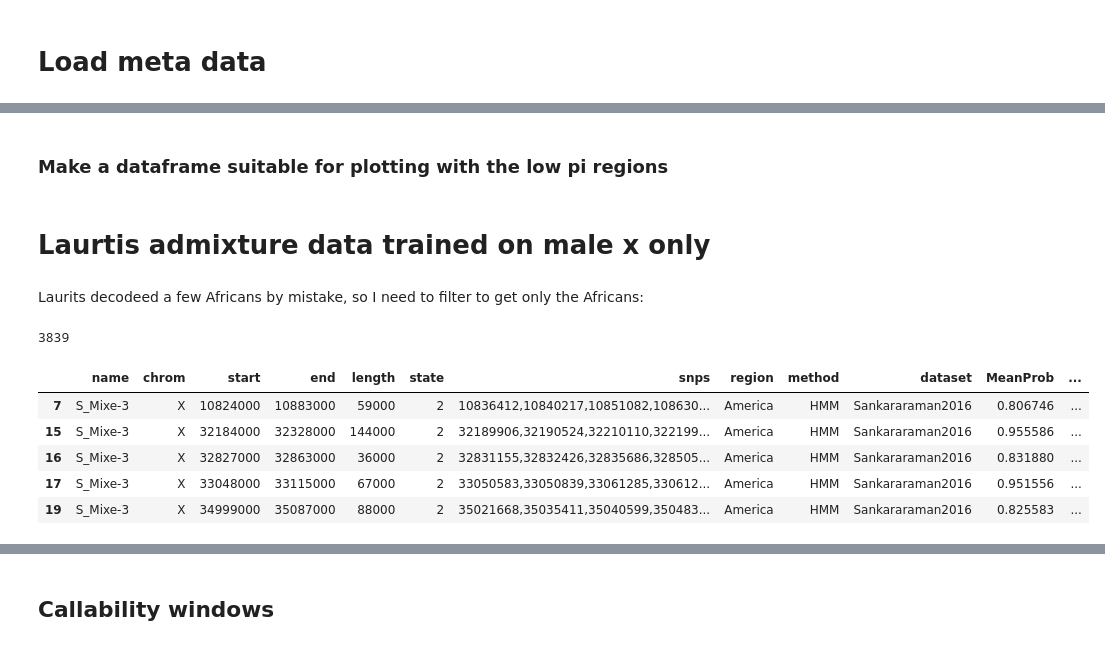
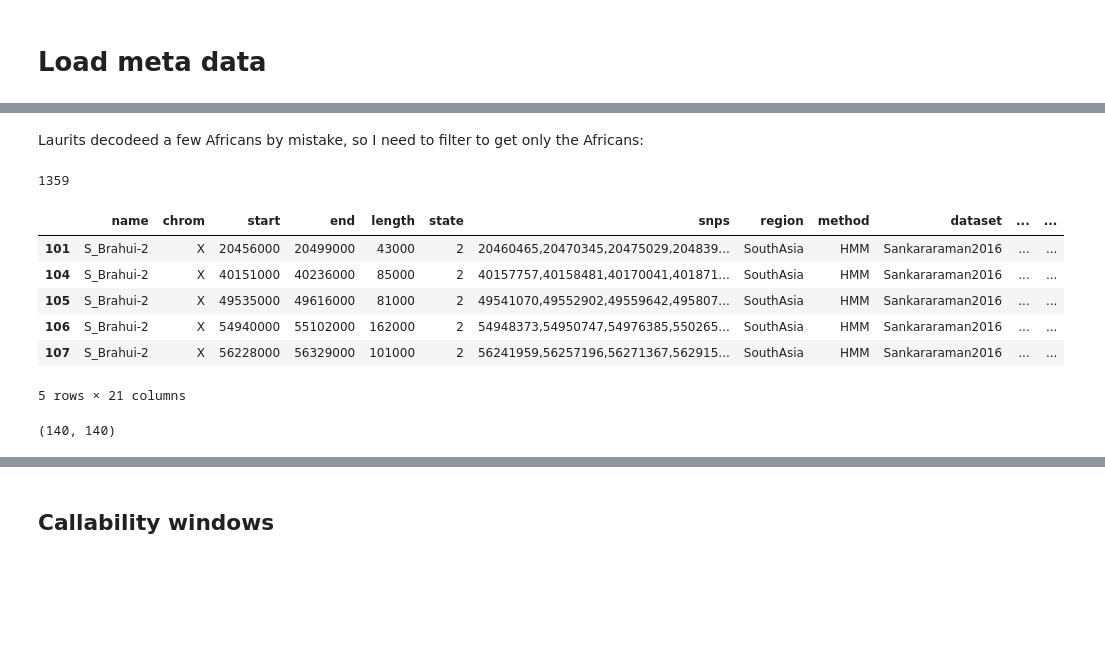
Before and after one commit to kaspermunch/humanXsweeps, a Jupyter notebook: notebooks/nb_03_admixture_data.ipynb, the cells around one changed output, grey strips where cells are left out. Saved outputs shown, nothing was run; the diff lists cells and outputs as text; code cells hidden in the pictures; blank space fills up the shorter version.

```diff
--- a/notebooks/nb_03_admixture_data.ipynb
+++ b/notebooks/nb_03_admixture_data.ipynb
@@ -129,30 +78,0 @@ g = sns.distplot(admix_callability_windows.loc[lambda df: df.chrom == 'X', 'call
-# %%
-min_called_admix = 200
-
-window_size = 100000
-@window(size=window_size, fill={'nr_admix_tracts': 0, 'tot_admix_len': 0, 'admix_prop': 0})
-def stats(df):
-    return {'nr_admix_tracts': df.start.count(),
-            'tot_admix_len': sum(df.end-df.start),
-            'admix_prop': sum(df.end-df.start) / window_size}
-
-cols = ['chrom', 'name', 'population', 'region']
-
-df = (admix_segments.loc[lambda df: df.chrom == 'X']
-                 .groupby(cols)
-                 .apply(stats)
-                 .reset_index(level=cols)
-                )
-admix_windows_chrX = df.merge(admix_callability_windows, on=['chrom', 'start', 'end'], how='left')
-admix_windows_chrX.loc[lambda df: df.called < min_called_admix] = numpy.nan
-
-df = (admix_segments.loc[lambda df: df.chrom == '7']
-                 .groupby(cols)
-                 .apply(stats)
-                 .reset_index(level=cols)
-                )
-admix_windows_chr7 = df.merge(admix_callability_windows, on=['chrom', 'start', 'end'], how='left')
-admix_windows_chr7.loc[lambda df: df.called < min_called_admix] = numpy.nan
-
-admix_windows_chrX.to_hdf(results_dir / 'admix_windows_chrX.hdf', 'df', mode='w')
-admix_windows_chr7.to_hdf(results_dir / 'admix_windows_chr7.hdf', 'df', mode='w')
@@ -250,2 +78,0 @@ with sns.plotting_context('paper', font_scale=1, rc={"lines.linewidth": 0.5}): #
-# %% [markdown]
-### Make a dataframe suitable for plotting with the low pi regions
@@ -280,39 +79,43 @@ region_admix_prop_with_pops.to_hdf(results_dir / 'region_admix_prop_with_pops.hd
-# %% [markdown]
-# Laurtis admixture data trained on male x only
 # %% [markdown]
 Laurits decodeed a few Africans by mistake, so I need to filter to get only the Africans:
 # %%
-non_african_indiv = [i for i, d in individuals.items() if d['Region'] != 'Africa']
+non_african_indiv = [i for i, d in individuals.items() if d['Region'] != 'Africa' and d['Genetic sex assignment'] == 'XY']
 # %%
 min_post_prop_cutoff = 0.8
 
 male_x_admix_segments = (pandas.read_table(str(data_dir / 'laurits_data/RestofworldHMMHaploid_samePAR.txt'),
                                           dtype={'chrom': str})
                          .loc[lambda df: df.name.isin(non_african_indiv)]
                          .loc[lambda df: df.MeanProb >= min_post_prop_cutoff]
                         )
 
+male_x_admix_segments.snps.fillna('', inplace=True)
 male_x_admix_segments.Altai.fillna('', inplace=True)
 male_x_admix_segments.Denisova.fillna('', inplace=True)
 male_x_admix_segments.Vindija.fillna('', inplace=True)
 
 male_x_admix_segments['archaic_snps'] = [x[0] and len(x) or 0 for x in male_x_admix_segments.snps.str.split(',')]
 male_x_admix_segments['altai_snps'] = [x[0] and len(x) or 0 for x in male_x_admix_segments.Altai.str.split(',')]
 male_x_admix_segments['denisova_snps'] = [x[0] and len(x) or 0 for x in male_x_admix_segments.Denisova.str.split(',')]
 male_x_admix_segments['vindija_snps'] = [x[0] and len(x) or 0 for x in male_x_admix_segments.Vindija.str.split(',')]
 
 male_x_admix_segments.to_hdf(results_dir / 'male_x_admix_segments.hdf', 'df', format='table', mode='w')
 
 print(len(male_x_admix_segments))
 male_x_admix_segments.head()
 # %% [output]
-3839
+1359
-|  | name | chrom | start | end | length | state | snps | region | method | dataset | MeanProb | ... |
-| 7 | S_Mixe-3 | X | 10824000 | 10883000 | 59000 | 2 | 10836412,10840217,10851082,108630... | America | HMM | Sankararaman2016 | 0.806746 | ... |
-| 15 | S_Mixe-3 | X | 32184000 | 32328000 | 144000 | 2 | 32189906,32190524,32210110,322199... | America | HMM | Sankararaman2016 | 0.955586 | ... |
-| 16 | S_Mixe-3 | X | 32827000 | 32863000 | 36000 | 2 | 32831155,32832426,32835686,328505... | America | HMM | Sankararaman2016 | 0.831880 | ... |
-| 17 | S_Mixe-3 | X | 33048000 | 33115000 | 67000 | 2 | 33050583,33050839,33061285,330612... | America | HMM | Sankararaman2016 | 0.951556 | ... |
-| 19 | S_Mixe-3 | X | 34999000 | 35087000 | 88000 | 2 | 35021668,35035411,35040599,350483... | America | HMM | Sankararaman2016 | 0.825583 | ... |
+|  | name | chrom | start | end | length | state | snps | region | method | dataset | ... | ... |
+| 101 | S_Brahui-2 | X | 20456000 | 20499000 | 43000 | 2 | 20460465,20470345,20475029,204839... | SouthAsia | HMM | Sankararaman2016 | ... | ... |
+| 104 | S_Brahui-2 | X | 40151000 | 40236000 | 85000 | 2 | 40157757,40158481,40170041,401871... | SouthAsia | HMM | Sankararaman2016 | ... | ... |
+| 105 | S_Brahui-2 | X | 49535000 | 49616000 | 81000 | 2 | 49541070,49552902,49559642,495807... | SouthAsia | HMM | Sankararaman2016 | ... | ... |
+| 106 | S_Brahui-2 | X | 54940000 | 55102000 | 162000 | 2 | 54948373,54950747,54976385,550265... | SouthAsia | HMM | Sankararaman2016 | ... | ... |
+| 107 | S_Brahui-2 | X | 56228000 | 56329000 | 101000 | 2 | 56241959,56257196,56271367,562915... | SouthAsia | HMM | Sankararaman2016 | ... | ... |
+5 rows × 21 columns
+# %%
+len(set(male_x_admix_segments.name)), len(non_african_indiv)
+# %% [output]
+(140, 140)
 # %%
 g = plt.scatter(male_x_admix_segments.length, male_x_admix_segments.archaic_snps)
 # %% [output]
```
Also changed, not shown: parts of 34 cells of this notebook, 10 other files.
